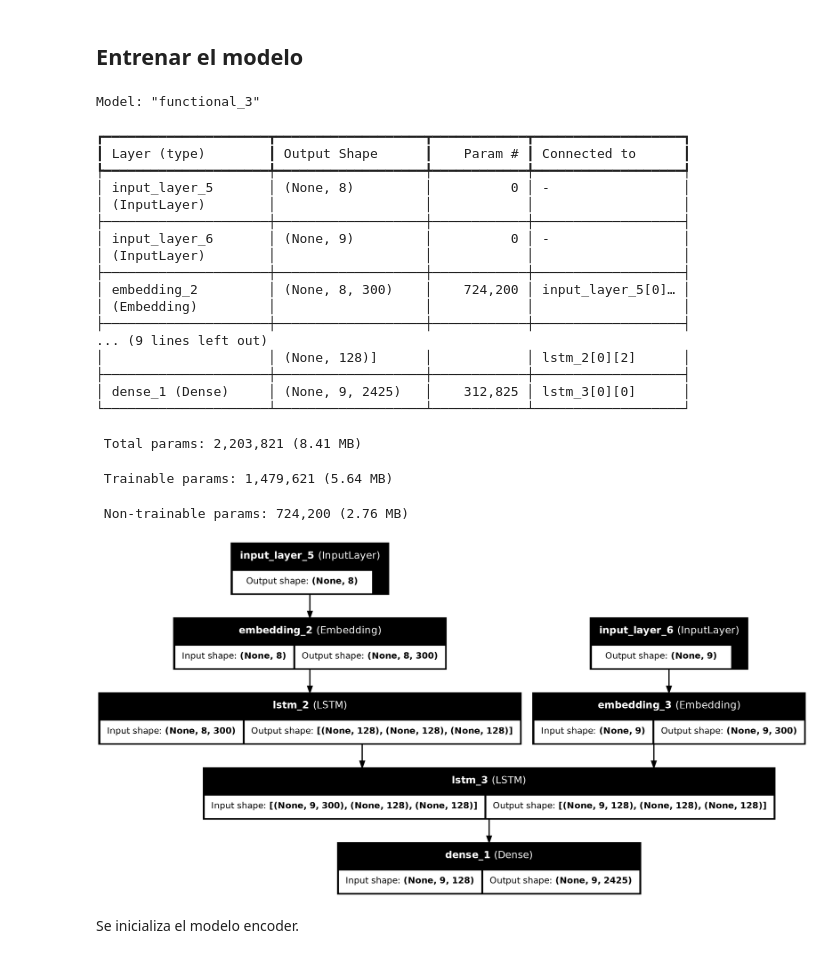
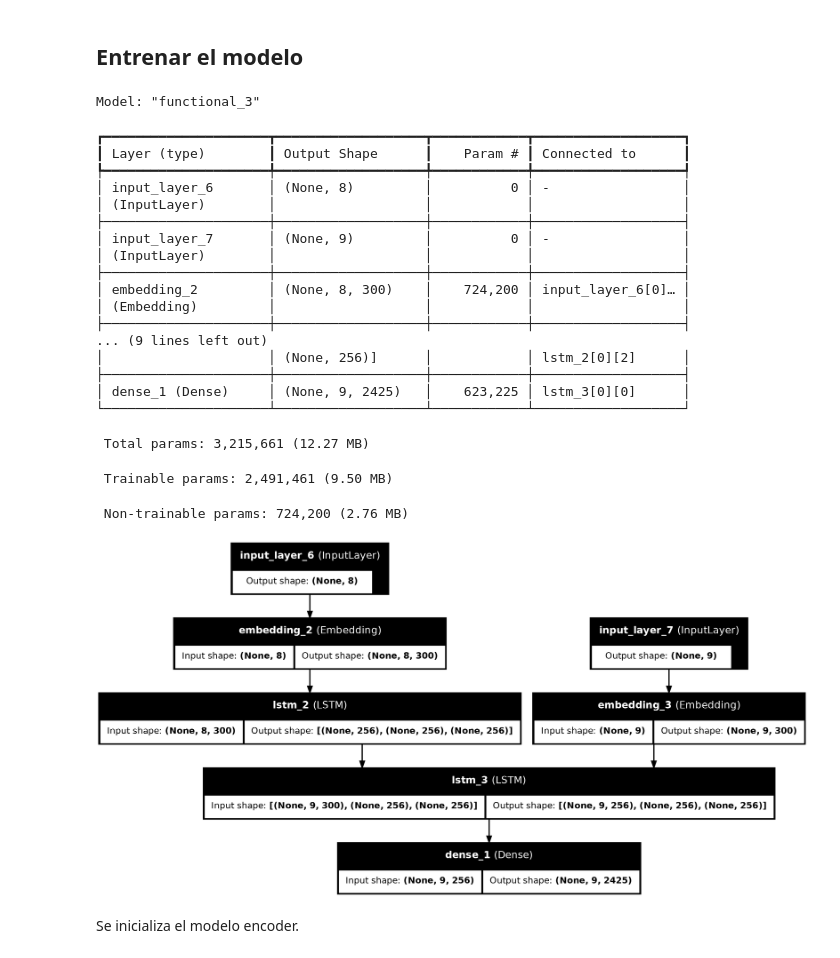
Before and after one commit to ChristianConchari/desafios_nlp, a Jupyter notebook: desafio_4/solution_notebook.ipynb, the cells around one changed output. Cells and saved outputs as stored; diff of their text form; code cells hidden in the pictures.

```diff
--- a/desafio_4/solution_notebook.ipynb
+++ b/desafio_4/solution_notebook.ipynb
@@ -245,9 +254,9 @@ for word, i in word2idx_inputs.items():
 # %% [markdown]
 ## Entrenar el modelo
 # %%
-n_units = 128
+n_units = 256
 
-# define training encoder
+# Define training encoder
 encoder_inputs = Input(shape=(max_input_len,))
 
 encoder_embedding_layer = Embedding(
@@ -263,49 +272,47 @@ encoder = LSTM(n_units, return_state=True, dropout=0.2)
 encoder_outputs, state_h, state_c = encoder(encoder_inputs_x)
 encoder_states = [state_h, state_c]
 
-# define training decoder
+# Define training decoder
 decoder_inputs = Input(shape=(max_out_len,))
 decoder_embedding_layer = Embedding(input_dim=num_words_output, output_dim=embed_dim, input_length=max_out_len)
 decoder_inputs_x = decoder_embedding_layer(decoder_inputs)
 
 decoder_lstm = LSTM(n_units, return_sequences=True, return_state=True, dropout=0.2)
 decoder_outputs, _, _ = decoder_lstm(decoder_inputs_x, initial_state=encoder_states)
 
-# Dense
+# Define the dense layers
 decoder_dense = Dense(num_words_output, activation='softmax')
 decoder_outputs = decoder_dense(decoder_outputs)
 model = Model([encoder_inputs, decoder_inputs], decoder_outputs)
 
 optimizer = tf.keras.optimizers.Adam(learning_rate=0.01)
 
 model.compile(loss='categorical_crossentropy', optimizer=optimizer, metrics=['categorical_accuracy'])
 model.summary()
+plot_model(model, to_file='model_plot.png', show_shapes=True, show_layer_names=True)
 # %% [output]
 Model: "functional_3"
 ┏━━━━━━━━━━━━━━━━━━━━━┳━━━━━━━━━━━━━━━━━━━┳━━━━━━━━━━━━┳━━━━━━━━━━━━━━━━━━━┓
 ┃ Layer (type)        ┃ Output Shape      ┃    Param # ┃ Connected to      ┃
 ┡━━━━━━━━━━━━━━━━━━━━━╇━━━━━━━━━━━━━━━━━━━╇━━━━━━━━━━━━╇━━━━━━━━━━━━━━━━━━━┩
-│ input_layer_5       │ (None, 8)         │          0 │ -                 │
+│ input_layer_6       │ (None, 8)         │          0 │ -                 │
 │ (InputLayer)        │                   │            │                   │
 ├─────────────────────┼───────────────────┼────────────┼───────────────────┤
-│ input_layer_6       │ (None, 9)         │          0 │ -                 │
+│ input_layer_7       │ (None, 9)         │          0 │ -                 │
 │ (InputLayer)        │                   │            │                   │
 ├─────────────────────┼───────────────────┼────────────┼───────────────────┤
-│ embedding_2         │ (None, 8, 300)    │    724,200 │ input_layer_5[0]… │
+│ embedding_2         │ (None, 8, 300)    │    724,200 │ input_layer_6[0]… │
 │ (Embedding)         │                   │            │                   │
 ├─────────────────────┼───────────────────┼────────────┼───────────────────┤
 ... (9 lines left out)
-│                     │ (None, 128)]      │            │ lstm_2[0][2]      │
+│                     │ (None, 256)]      │            │ lstm_2[0][2]      │
 ├─────────────────────┼───────────────────┼────────────┼───────────────────┤
-│ dense_1 (Dense)     │ (None, 9, 2425)   │    312,825 │ lstm_3[0][0]      │
+│ dense_1 (Dense)     │ (None, 9, 2425)   │    623,225 │ lstm_3[0][0]      │
 └─────────────────────┴───────────────────┴────────────┴───────────────────┘
- Total params: 2,203,821 (8.41 MB)
+ Total params: 3,215,661 (12.27 MB)
- Trainable params: 1,479,621 (5.64 MB)
+ Trainable params: 2,491,461 (9.50 MB)
  Non-trainable params: 724,200 (2.76 MB)
+[figure, added]
-# %%
-plot_model(model, to_file='model_plot.png', show_shapes=True, show_layer_names=True)
-# %% [output]
-[figure, removed]
 # %% [markdown]
 Se inicializa el modelo encoder.
 # %%
```
Also changed, not shown: parts of 41 cells of this notebook, 10 other files.
